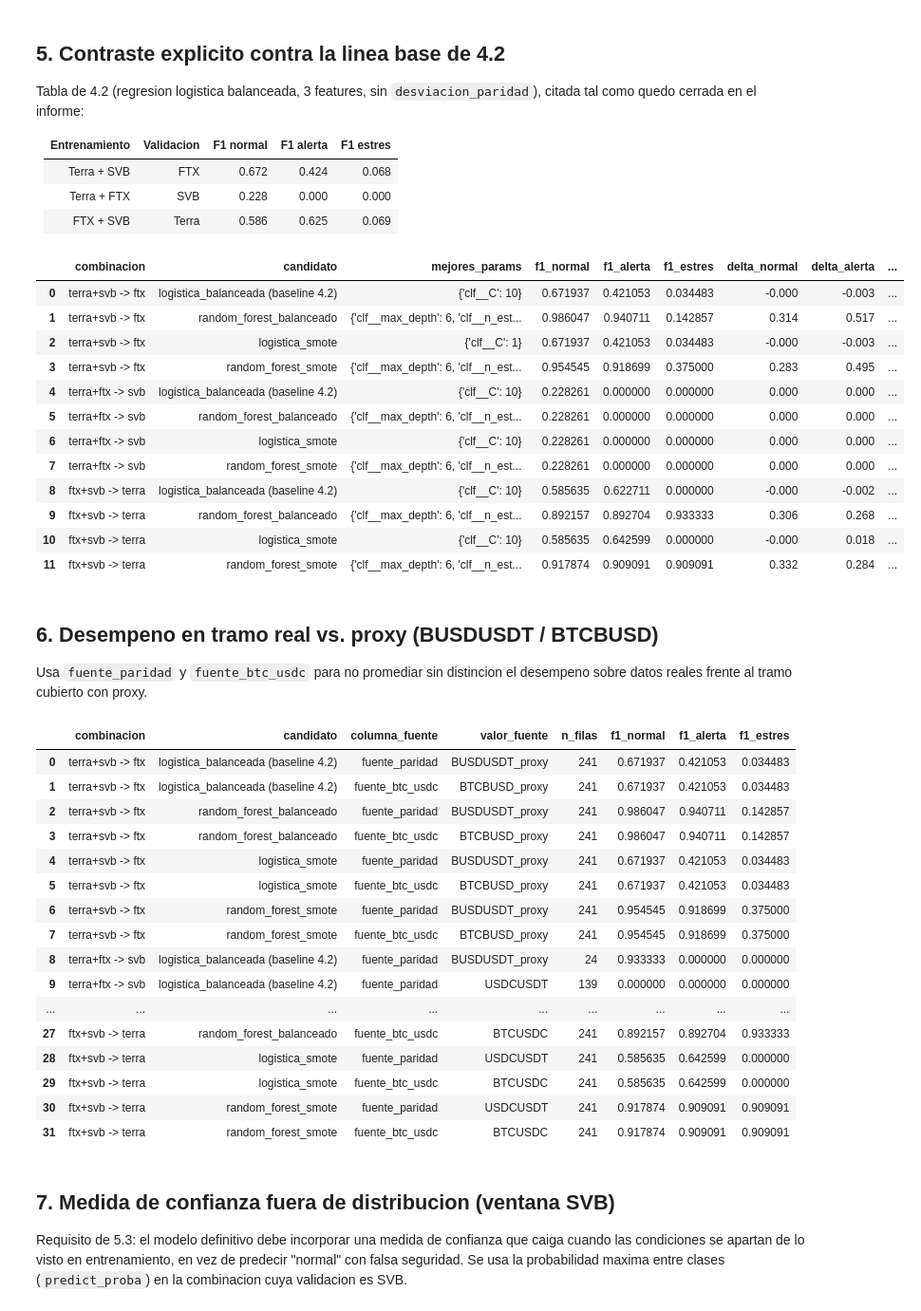
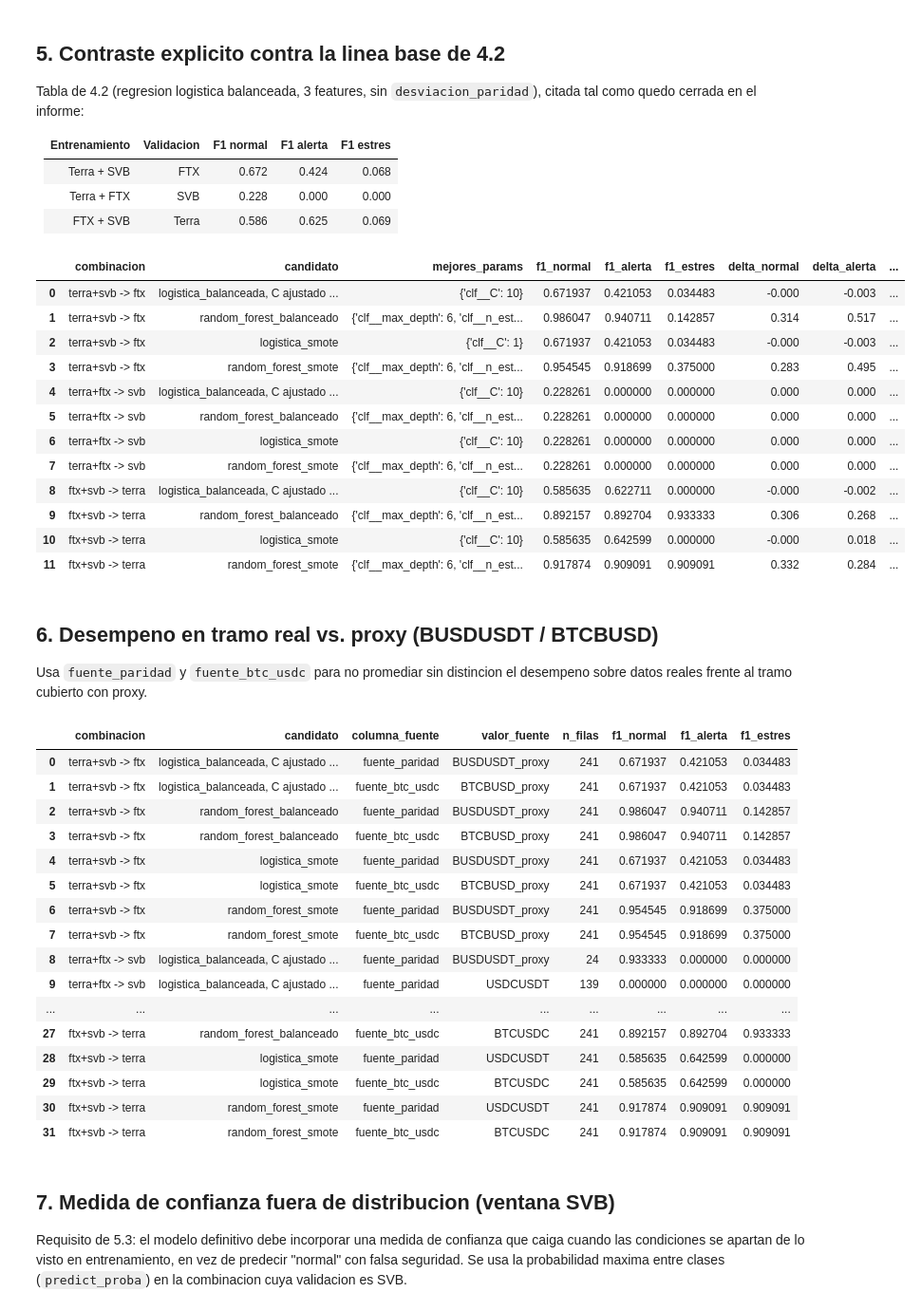
Before and after one commit to johnmarlon-chavez/stablecoin-depeg-detection, a Jupyter notebook: notebooks/05_modelo_definitivo.ipynb, the cells around one changed output. Shown at 95% size. Cells and saved outputs as stored; diff of their text form; code cells hidden in the pictures.

```diff
--- a/notebooks/05_modelo_definitivo.ipynb
+++ b/notebooks/05_modelo_definitivo.ipynb
@@ -93,7 +93,7 @@ svb 163 filas - {'estres': 91, 'alerta': 51, 'normal': 21}
 # %%
 def construir_candidatos():
     candidatos = {
-        "logistica_balanceada (baseline 4.2)": {
+        "logistica_balanceada, C ajustado (C=10)": {
             "tipo": "lr", "resample": None,
             "grid": {"clf__C": [0.01, 0.1, 1, 10]},
         },
@@ -333,35 +333,35 @@ citada tal como quedo cerrada en el informe:
 | FTX + SVB | Terra | 0.586 | 0.625 | 0.069 |
 # %%
 BASELINE_4_2 = {
-    ("terra+svb -> ftx", "logistica_balanceada (baseline 4.2)"): (0.672, 0.424, 0.068),
-    ("terra+ftx -> svb", "logistica_balanceada (baseline 4.2)"): (0.228, 0.000, 0.000),
-    ("ftx+svb -> terra", "logistica_balanceada (baseline 4.2)"): (0.586, 0.625, 0.069),
+    ("terra+svb -> ftx", "logistica_balanceada, C ajustado (C=10)"): (0.672, 0.424, 0.068),
+    ("terra+ftx -> svb", "logistica_balanceada, C ajustado (C=10)"): (0.228, 0.000, 0.000),
+    ("ftx+svb -> terra", "logistica_balanceada, C ajustado (C=10)"): (0.586, 0.625, 0.069),
 }
 
 def comparar_vs_base(row):
-    clave = (row["combinacion"], "logistica_balanceada (baseline 4.2)")
+    clave = (row["combinacion"], "logistica_balanceada, C ajustado (C=10)")
     base = BASELINE_4_2.get(clave)
     if base is None:
         return pd.Series({"delta_normal": np.nan, "delta_alerta": np.nan, "delta_estres": np.nan})
     return pd.Series({
         "delta_normal": round(row["f1_normal"] - base[0], 3),
         "delta_alerta": round(row["f1_alerta"] - base[1], 3),
         "delta_estres": round(row["f1_estres"] - base[2], 3),
     })
 
 comparacion = tabla.join(tabla.apply(comparar_vs_base, axis=1))
 comparacion
 # %% [output]
 |  | combinacion | candidato | mejores_params | f1_normal | f1_alerta | f1_estres | delta_normal | delta_alerta | ... |
-| 0 | terra+svb -> ftx | logistica_balanceada (baseline 4.2) | {'clf__C': 10} | 0.671937 | 0.421053 | 0.034483 | -0.000 | -0.003 | ... |
+| 0 | terra+svb -> ftx | logistica_balanceada, C ajustado ... | {'clf__C': 10} | 0.671937 | 0.421053 | 0.034483 | -0.000 | -0.003 | ... |
 | 1 | terra+svb -> ftx | random_forest_balanceado | {'clf__max_depth': 6, 'clf__n_est... | 0.986047 | 0.940711 | 0.142857 | 0.314 | 0.517 | ... |
 | 2 | terra+svb -> ftx | logistica_smote | {'clf__C': 1} | 0.671937 | 0.421053 | 0.034483 | -0.000 | -0.003 | ... |
 | 3 | terra+svb -> ftx | random_forest_smote | {'clf__max_depth': 6, 'clf__n_est... | 0.954545 | 0.918699 | 0.375000 | 0.283 | 0.495 | ... |
-| 4 | terra+ftx -> svb | logistica_balanceada (baseline 4.2) | {'clf__C': 10} | 0.228261 | 0.000000 | 0.000000 | 0.000 | 0.000 | ... |
+| 4 | terra+ftx -> svb | logistica_balanceada, C ajustado ... | {'clf__C': 10} | 0.228261 | 0.000000 | 0.000000 | 0.000 | 0.000 | ... |
 | 5 | terra+ftx -> svb | random_forest_balanceado | {'clf__max_depth': 6, 'clf__n_est... | 0.228261 | 0.000000 | 0.000000 | 0.000 | 0.000 | ... |
 | 6 | terra+ftx -> svb | logistica_smote | {'clf__C': 10} | 0.228261 | 0.000000 | 0.000000 | 0.000 | 0.000 | ... |
 | 7 | terra+ftx -> svb | random_forest_smote | {'clf__max_depth': 6, 'clf__n_est... | 0.228261 | 0.000000 | 0.000000 | 0.000 | 0.000 | ... |
-| 8 | ftx+svb -> terra | logistica_balanceada (baseline 4.2) | {'clf__C': 10} | 0.585635 | 0.622711 | 0.000000 | -0.000 | -0.002 | ... |
+| 8 | ftx+svb -> terra | logistica_balanceada, C ajustado ... | {'clf__C': 10} | 0.585635 | 0.622711 | 0.000000 | -0.000 | -0.002 | ... |
 | 9 | ftx+svb -> terra | random_forest_balanceado | {'clf__max_depth': 6, 'clf__n_est... | 0.892157 | 0.892704 | 0.933333 | 0.306 | 0.268 | ... |
 | 10 | ftx+svb -> terra | logistica_smote | {'clf__C': 10} | 0.585635 | 0.642599 | 0.000000 | -0.000 | 0.018 | ... |
 | 11 | ftx+svb -> terra | random_forest_smote | {'clf__max_depth': 6, 'clf__n_est... | 0.917874 | 0.909091 | 0.909091 | 0.332 | 0.284 | ... |
@@ -399,16 +399,16 @@ desglose_df = pd.DataFrame(filas_desglose)
 desglose_df
 # %% [output]
 |  | combinacion | candidato | columna_fuente | valor_fuente | n_filas | f1_normal | f1_alerta | f1_estres |
-| 0 | terra+svb -> ftx | logistica_balanceada (baseline 4.2) | fuente_paridad | BUSDUSDT_proxy | 241 | 0.671937 | 0.421053 | 0.034483 |
-| 1 | terra+svb -> ftx | logistica_balanceada (baseline 4.2) | fuente_btc_usdc | BTCBUSD_proxy | 241 | 0.671937 | 0.421053 | 0.034483 |
+| 0 | terra+svb -> ftx | logistica_balanceada, C ajustado ... | fuente_paridad | BUSDUSDT_proxy | 241 | 0.671937 | 0.421053 | 0.034483 |
+| 1 | terra+svb -> ftx | logistica_balanceada, C ajustado ... | fuente_btc_usdc | BTCBUSD_proxy | 241 | 0.671937 | 0.421053 | 0.034483 |
 | 2 | terra+svb -> ftx | random_forest_balanceado | fuente_paridad | BUSDUSDT_proxy | 241 | 0.986047 | 0.940711 | 0.142857 |
 | 3 | terra+svb -> ftx | random_forest_balanceado | fuente_btc_usdc | BTCBUSD_proxy | 241 | 0.986047 | 0.940711 | 0.142857 |
 | 4 | terra+svb -> ftx | logistica_smote | fuente_paridad | BUSDUSDT_proxy | 241 | 0.671937 | 0.421053 | 0.034483 |
 | 5 | terra+svb -> ftx | logistica_smote | fuente_btc_usdc | BTCBUSD_proxy | 241 | 0.671937 | 0.421053 | 0.034483 |
 | 6 | terra+svb -> ftx | random_forest_smote | fuente_paridad | BUSDUSDT_proxy | 241 | 0.954545 | 0.918699 | 0.375000 |
 | 7 | terra+svb -> ftx | random_forest_smote | fuente_btc_usdc | BTCBUSD_proxy | 241 | 0.954545 | 0.918699 | 0.375000 |
-| 8 | terra+ftx -> svb | logistica_balanceada (baseline 4.2) | fuente_paridad | BUSDUSDT_proxy | 24 | 0.933333 | 0.000000 | 0.000000 |
-| 9 | terra+ftx -> svb | logistica_balanceada (baseline 4.2) | fuente_paridad | USDCUSDT | 139 | 0.000000 | 0.000000 | 0.000000 |
+| 8 | terra+ftx -> svb | logistica_balanceada, C ajustado ... | fuente_paridad | BUSDUSDT_proxy | 24 | 0.933333 | 0.000000 | 0.000000 |
+| 9 | terra+ftx -> svb | logistica_balanceada, C ajustado ... | fuente_paridad | USDCUSDT | 139 | 0.000000 | 0.000000 | 0.000000 |
 | ... | ... | ... | ... | ... | ... | ... | ... | ... |
 | 27 | ftx+svb -> terra | random_forest_balanceado | fuente_btc_usdc | BTCUSDC | 241 | 0.892157 | 0.892704 | 0.933333 |
 | 28 | ftx+svb -> terra | logistica_smote | fuente_paridad | USDCUSDT | 241 | 0.585635 | 0.642599 | 0.000000 |
```
Also changed, not shown: parts of 7 cells of this notebook.
